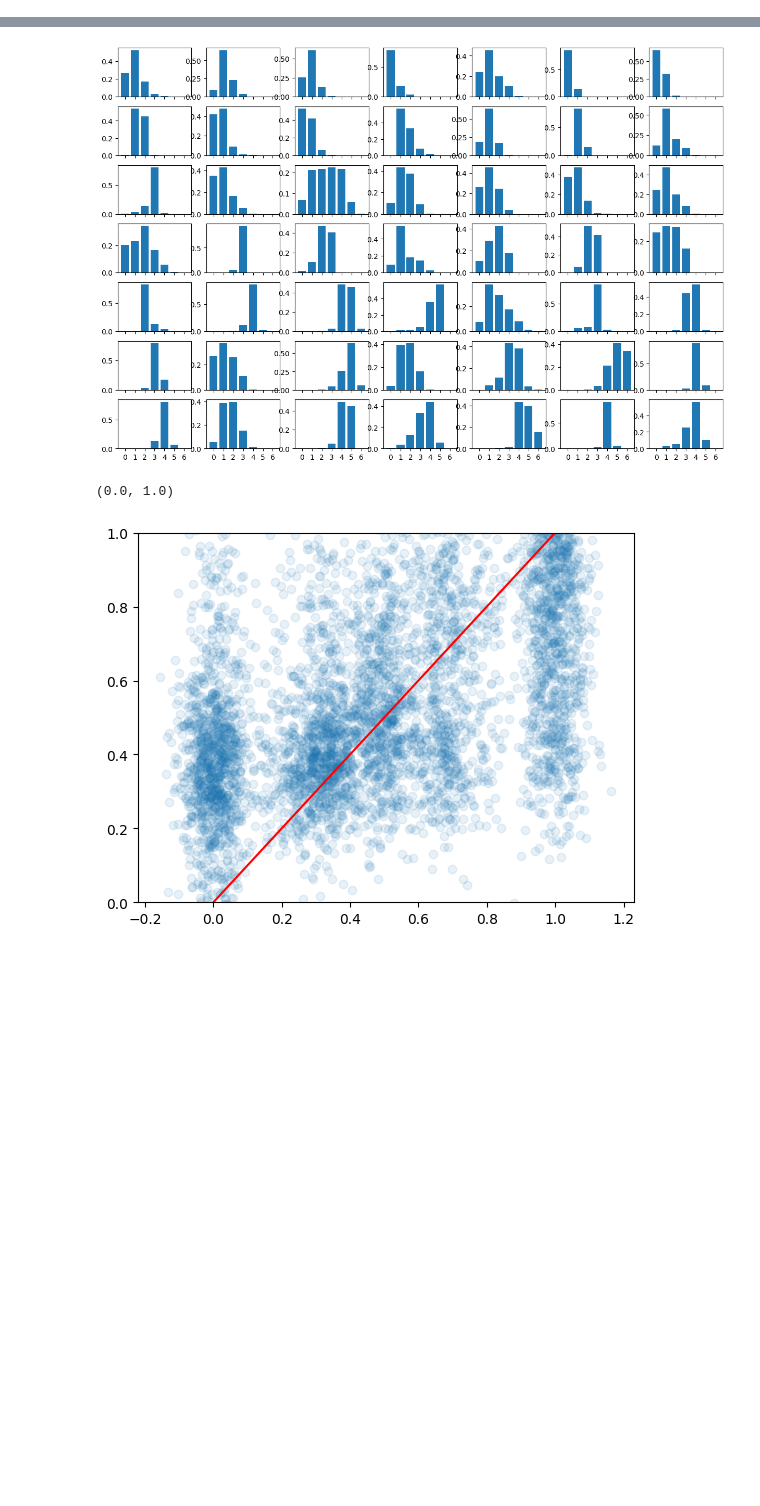
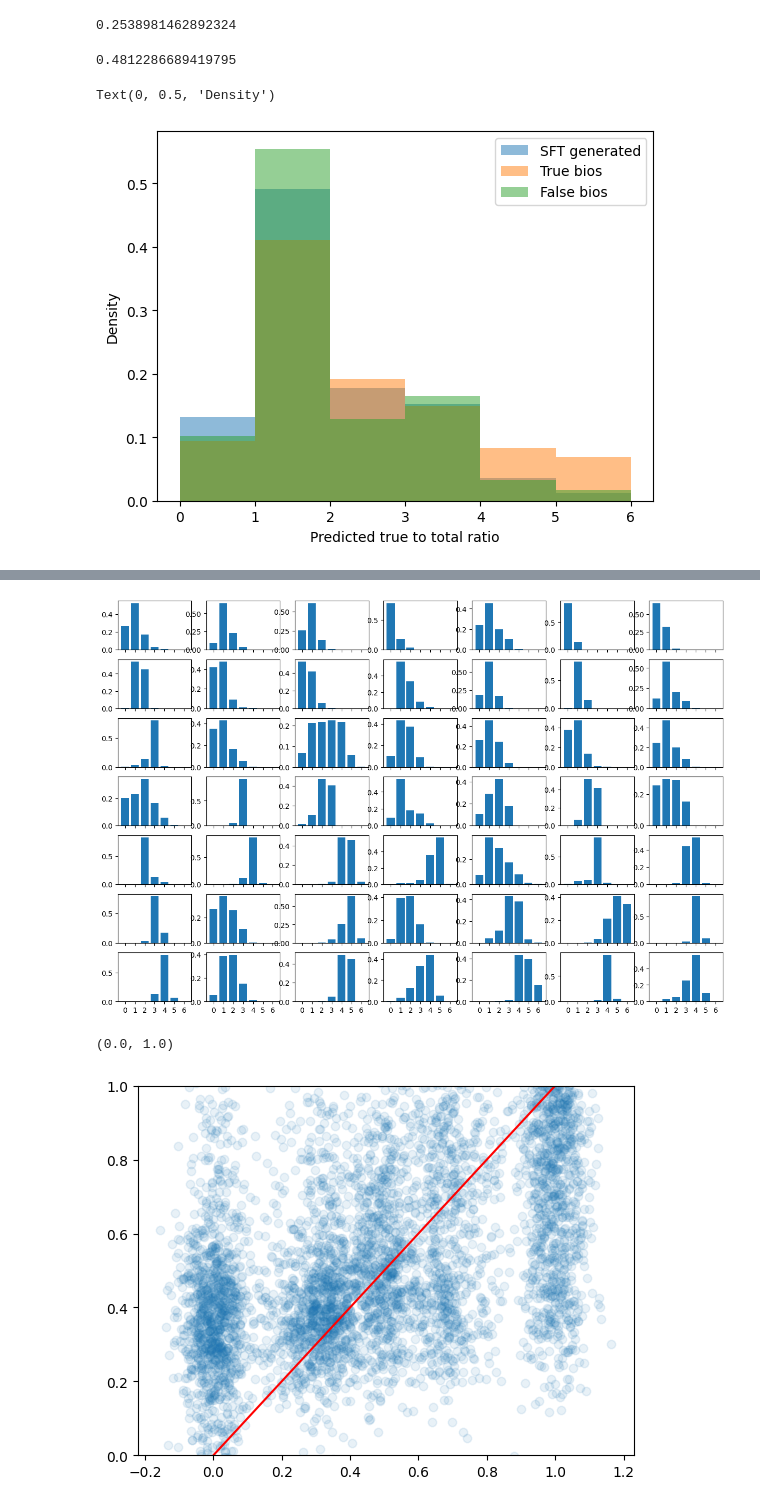
Before and after one commit to katiekang1998/llm_hallucinations, a Jupyter notebook: examples/analyze_bios_rm.ipynb, the cells around one changed output, grey strips where cells are left out. Cells and saved outputs as stored; diff of their text form; code cells hidden in the pictures; blank space fills up the shorter version.

```diff
--- a/examples/analyze_bios_rm.ipynb
+++ b/examples/analyze_bios_rm.ipynb
@@ -21,9 +56,16 @@ for i in range(len(factscores["decisions"])):
 # %%
-model_path = "ckpts/rm2_bios_llama7B_5/checkpoint_10000/hf_model"
+model_path = "ckpts/rm2_bios_llama7B_5/checkpoint_05000/hf_model"
 # model_path = "ckpts/rm2_bios_llama7B_3/checkpoint_05000/hf_model"
 
 
 pred_num_correct_zero_to_six_probs = np.load(model_path+"/test_medium_num_correct_zero_to_six_probs.npy")
+pred_num_correct_zero_to_six_probs2 = np.load(model_path+"/true_bios_num_correct_zero_to_six_probs.npy")
+pred_num_correct_zero_to_six_probs3 = np.load(model_path+"/false_bios_num_correct_zero_to_six_probs.npy")
+
+
+
 
 
 pred_num_total_zero_to_six_probs = np.load(model_path+"/test_medium_num_total_zero_to_six_probs.npy")
+pred_num_total_zero_to_six_probs2 = np.load(model_path+"/true_bios_num_total_zero_to_six_probs.npy")
+pred_num_total_zero_to_six_probs3 = np.load(model_path+"/false_bios_num_total_zero_to_six_probs.npy")
@@ -29,0 +77,53 @@ pred_num_total_zero_to_six_probs = np.load(model_path+"/test_medium_num_total_ze
+# %%
+(abs(pred_num_correct-num_true_all)).sum()/pred_num_total.sum()
+# %% [output]
+0.2538981462892324
+# %%
+num_true_all.sum()/pred_num_total.sum()
+# %% [output]
+0.4812286689419795
+# %%
+
+def  get_pred_ratio(pred_num_correct_zero_to_six_probs, pred_num_total_zero_to_six_probs):
+    num_correct = np.tile([0, 1, 2, 3, 4, 5, 6], (6, 1))
+    num_total = np.tile([1, 2, 3, 4, 5, 6], (7, 1)).transpose()
+
+    ratios = num_correct/num_total
+
+    pred_ratio = []
+    for i in range(len(pred_num_correct_zero_to_six_probs)):
+        num_correct_probs = np.tile(pred_num_correct_zero_to_six_probs[i], (6, 1))
+        num_total_probs = np.tile(pred_num_total_zero_to_six_probs[i, 1:], (7, 1)).transpose()
+
+        ratios_probs = num_correct_probs*num_total_probs
+
+        pred_ratio.append(np.sum(ratios_probs*ratios))
+    return pred_ratio
+
+
+
+# pred_ratio = pred_num_correct_zero_to_six_probs.argmax(axis=1)/pred_num_total_zero_to_six_probs.argmax(axis=1)
+# pred_ratio = get_pred_ratio(pred_num_correct_zero_to_six_probs, pred_num_total_zero_to_six_probs)
+pred_correct = pred_num_correct_zero_to_six_probs.argmax(axis=1)
+# plt.hist(pred_ratio, alpha=0.5, bins = np.arange(0, 1, 0.1), density=True, label = "SFT generated")
+plt.hist(pred_correct, alpha=0.5, bins = np.arange(0, 7, 1), density=True, label = "SFT generated")
+
+
+# pred_ratio2 = pred_num_correct_zero_to_six_probs2.argmax(axis=1)/pred_num_total_zero_to_six_probs2.argmax(axis=1)
+# pred_ratio2 = get_pred_ratio(pred_num_correct_zero_to_six_probs2, pred_num_total_zero_to_six_probs2)
+# plt.hist(pred_ratio2, alpha=0.5, bins = np.arange(0, 1, 0.1), density=True, label = "True bios")
+pred_correct2 = pred_num_correct_zero_to_six_probs2.argmax(axis=1)
+plt.hist(pred_correct2, alpha=0.5, bins = np.arange(0, 7, 1), density=True, label = "True bios")
+
+# pred_ratio3 = pred_num_correct_zero_to_six_probs3.argmax(axis=1)/pred_num_total_zero_to_six_probs3.argmax(axis=1)
+# pred_ratio3 = get_pred_ratio(pred_num_correct_zero_to_six_probs3, pred_num_total_zero_to_six_probs3)
+# plt.hist(pred_ratio3, alpha=0.5, bins = np.arange(0, 1, 0.1), density=True, label = "False bios")
+pred_correct3 = pred_num_correct_zero_to_six_probs3.argmax(axis=1)
+plt.hist(pred_correct3, alpha=0.5, bins = np.arange(0, 7, 1), density=True, label = "False bios")
+
+plt.legend()
+plt.xlabel("Predicted true to total ratio")
+plt.ylabel("Density")
+# %% [output]
+Text(0, 0.5, 'Density')
+[figure, added]
```
Also changed, not shown: parts of 10 cells of this notebook, 36 other files.
